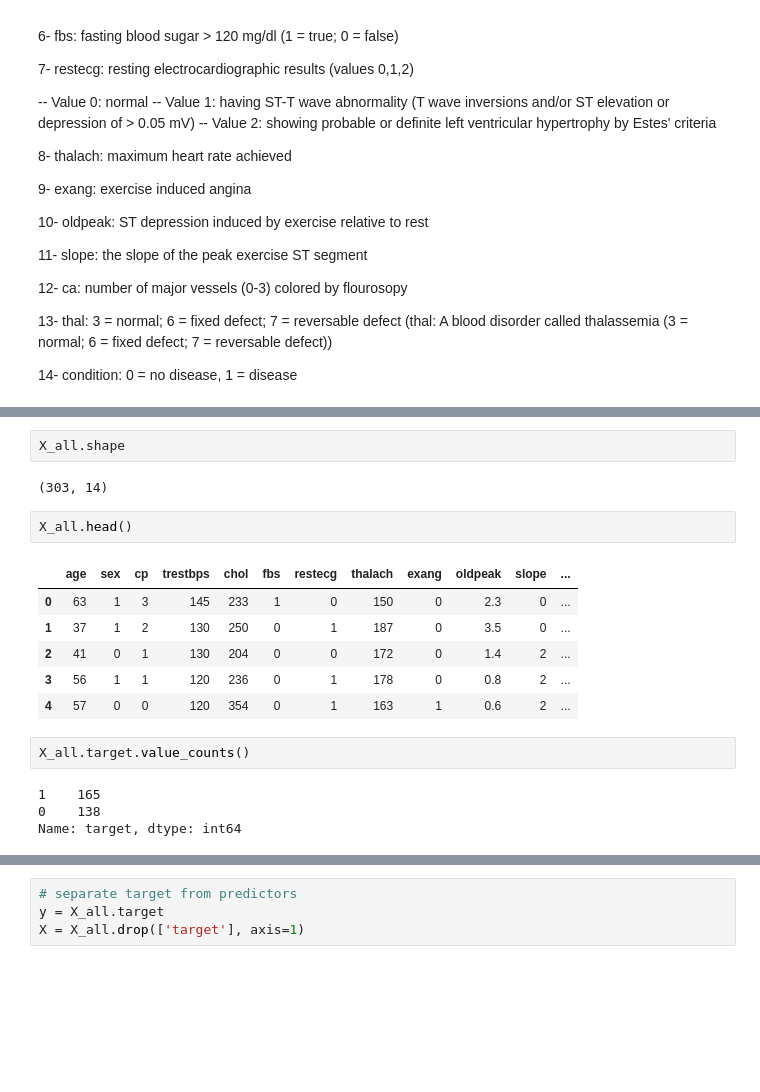
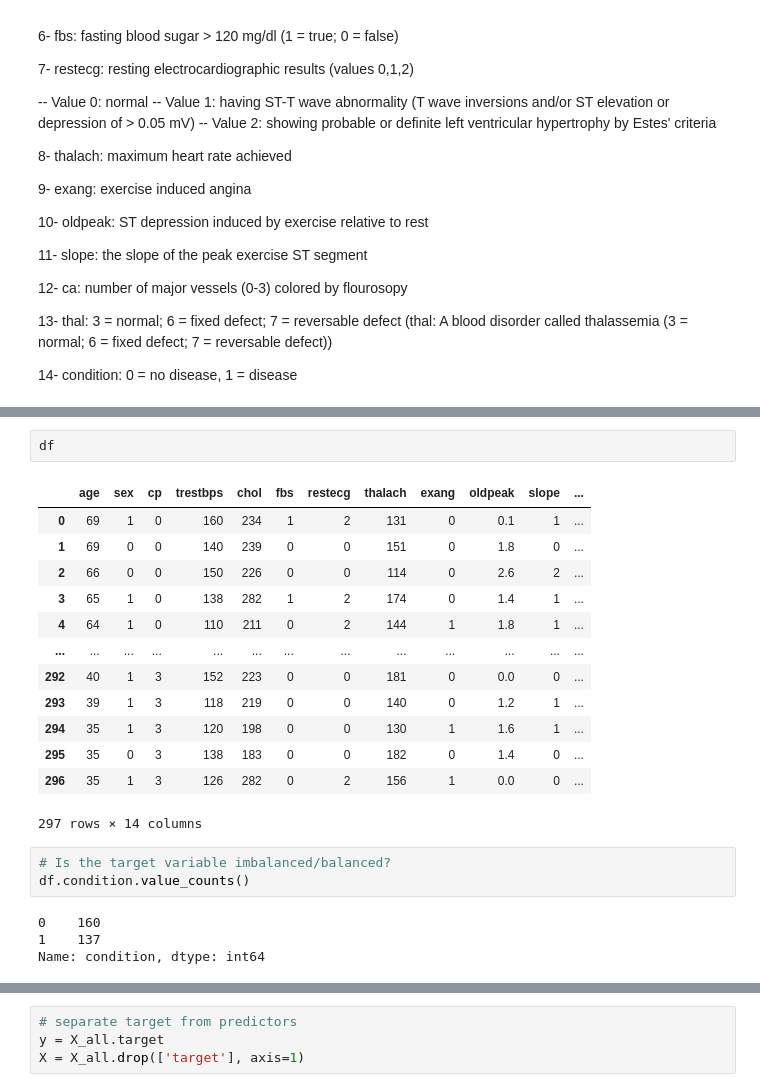
Before and after one commit to Johnkideys/ML-study-projects, a Jupyter notebook: Heart-Disease-Predict/heart_disease_predict.ipynb, the cells around one changed output, grey strips where cells are left out. Drawn from its saved outputs; the diff is of its cells as text; blank space fills up the shorter version.

```diff
--- a/Heart-Disease-Predict/heart_disease_predict.ipynb
+++ b/Heart-Disease-Predict/heart_disease_predict.ipynb
@@ -73,21 +55,25 @@ X_all
-# %%
-X_all.shape
-# %% [output]
-(303, 14)
-# %%
-X_all.head()
-# %% [output]
-|  | age | sex | cp | trestbps | chol | fbs | restecg | thalach | exang | oldpeak | slope | ... |
-| 0 | 63 | 1 | 3 | 145 | 233 | 1 | 0 | 150 | 0 | 2.3 | 0 | ... |
-| 1 | 37 | 1 | 2 | 130 | 250 | 0 | 1 | 187 | 0 | 3.5 | 0 | ... |
-| 2 | 41 | 0 | 1 | 130 | 204 | 0 | 0 | 172 | 0 | 1.4 | 2 | ... |
-| 3 | 56 | 1 | 1 | 120 | 236 | 0 | 1 | 178 | 0 | 0.8 | 2 | ... |
-| 4 | 57 | 0 | 0 | 120 | 354 | 0 | 1 | 163 | 1 | 0.6 | 2 | ... |
-# %%
-X_all.target.value_counts()
-# %% [output]
-1    165
-0    138
-Name: target, dtype: int64
+# %%
+df
+# %% [output]
+|  | age | sex | cp | trestbps | chol | fbs | restecg | thalach | exang | oldpeak | slope | ... |
+| 0 | 69 | 1 | 0 | 160 | 234 | 1 | 2 | 131 | 0 | 0.1 | 1 | ... |
+| 1 | 69 | 0 | 0 | 140 | 239 | 0 | 0 | 151 | 0 | 1.8 | 0 | ... |
+| 2 | 66 | 0 | 0 | 150 | 226 | 0 | 0 | 114 | 0 | 2.6 | 2 | ... |
+| 3 | 65 | 1 | 0 | 138 | 282 | 1 | 2 | 174 | 0 | 1.4 | 1 | ... |
+| 4 | 64 | 1 | 0 | 110 | 211 | 0 | 2 | 144 | 1 | 1.8 | 1 | ... |
+| ... | ... | ... | ... | ... | ... | ... | ... | ... | ... | ... | ... | ... |
+| 292 | 40 | 1 | 3 | 152 | 223 | 0 | 0 | 181 | 0 | 0.0 | 0 | ... |
+| 293 | 39 | 1 | 3 | 118 | 219 | 0 | 0 | 140 | 0 | 1.2 | 1 | ... |
+| 294 | 35 | 1 | 3 | 120 | 198 | 0 | 0 | 130 | 1 | 1.6 | 1 | ... |
+| 295 | 35 | 0 | 3 | 138 | 183 | 0 | 0 | 182 | 0 | 1.4 | 0 | ... |
+| 296 | 35 | 1 | 3 | 126 | 282 | 0 | 2 | 156 | 1 | 0.0 | 0 | ... |
+297 rows × 14 columns
+# %%
+# Is the target variable imbalanced/balanced?
+df.condition.value_counts()
+# %% [output]
+0    160
+1    137
+Name: condition, dtype: int64
 # %%
 # check if target feature has missing value
```
Also changed, not shown: parts of 10 cells of this notebook.
